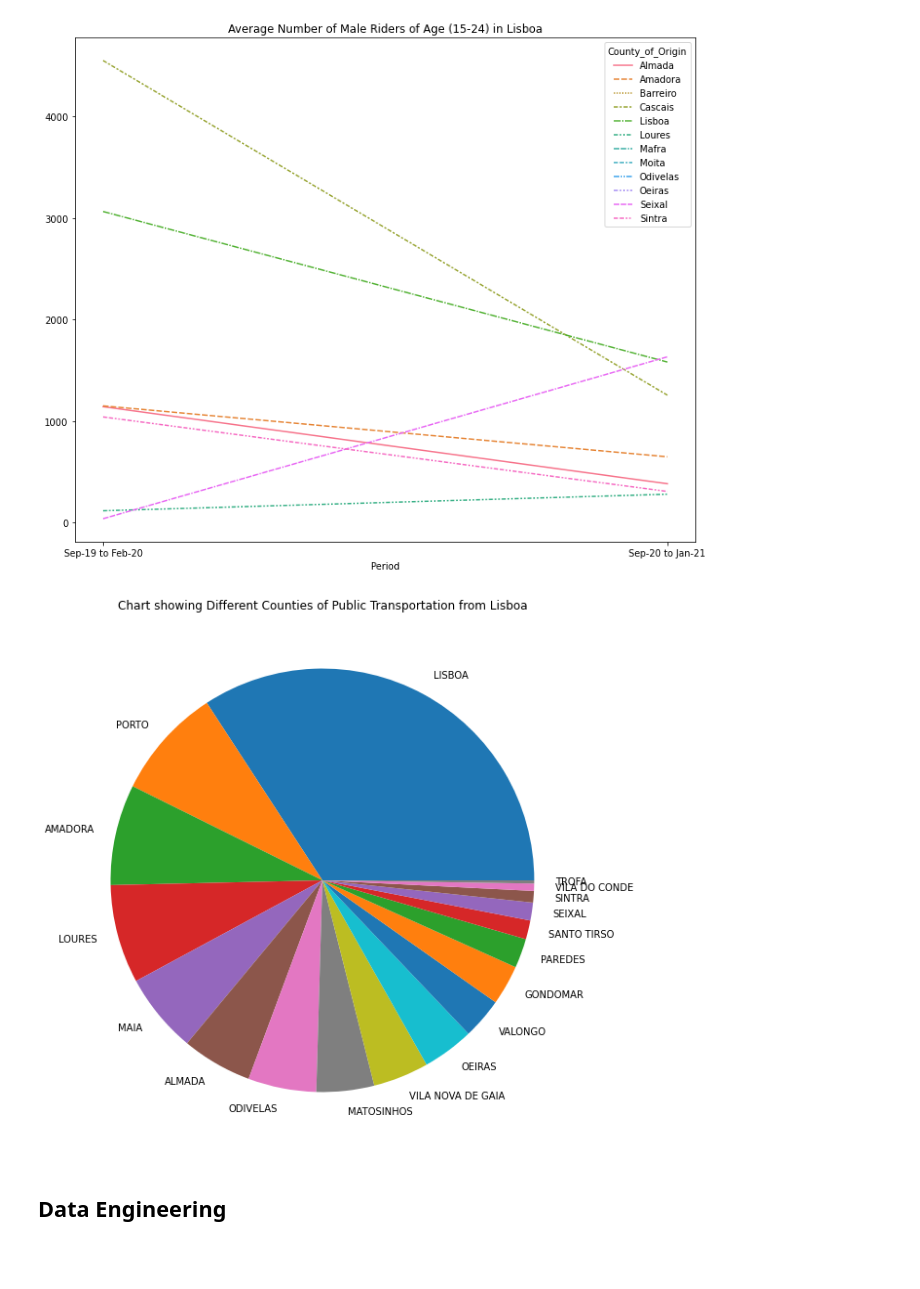
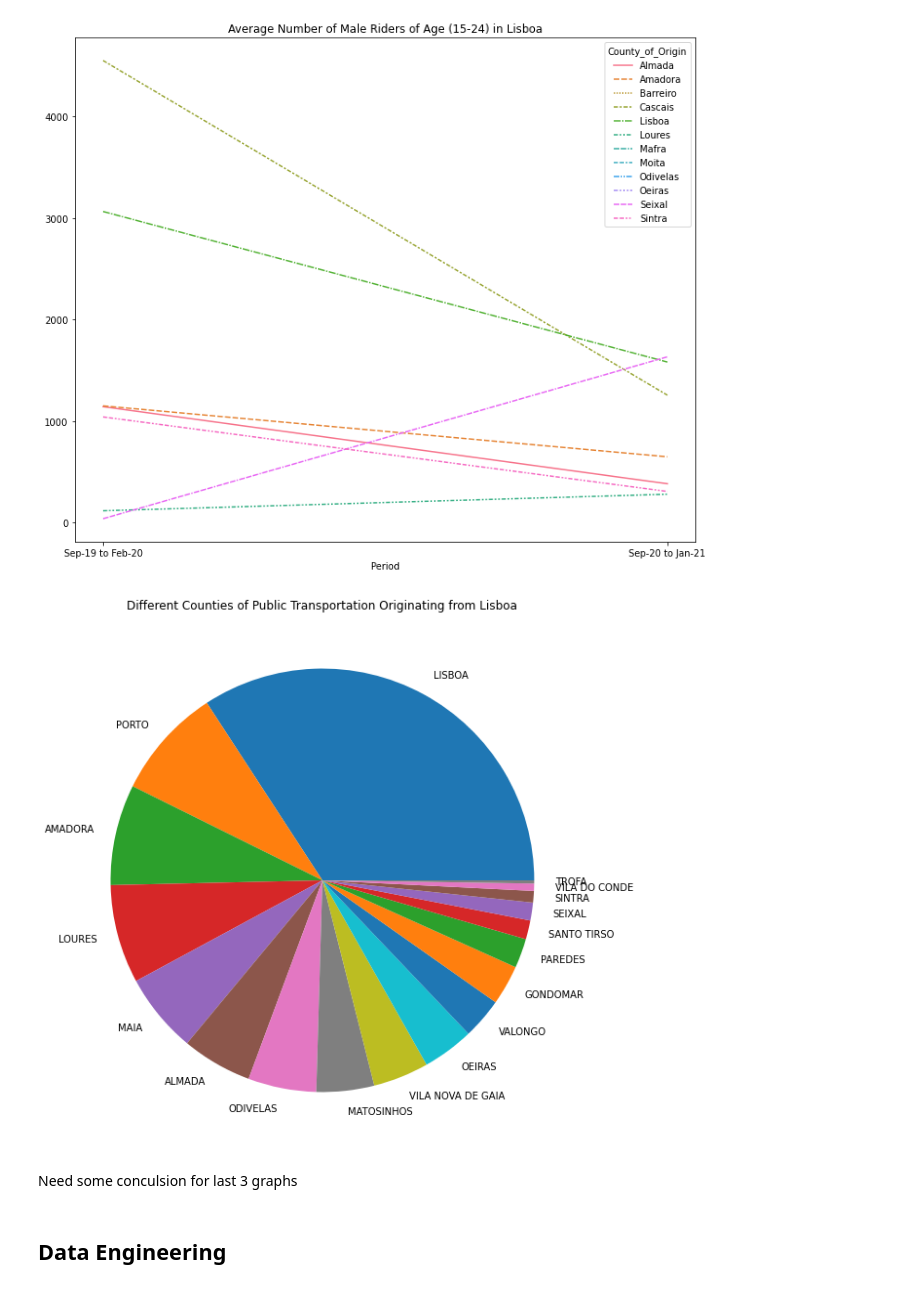
Before and after one commit to desaizeeshan22/World-data-league, a Jupyter notebook: DS_alpha_submission.ipynb, the cells around one changed output. Cells and saved outputs as stored; diff of their text form; code cells hidden in the pictures; blank space fills up the shorter version.

```diff
--- a/DS_alpha_submission.ipynb
+++ b/DS_alpha_submission.ipynb
@@ -149,11 +134,13 @@ plt.title('Average Number of Male Riders of Age (15-24) in Lisboa');
 # %%
 ttemp=od[(od['Region_of_Origin']=='R1 - AM Lisboa')]['County_of_Public_Transportation'].value_counts()
 
 plt.figure(figsize=(12,10))
 plt.pie(ttemp.values,labels=ttemp.index,);
-plt.title('Chart showing Different Counties of Public Transportation from Lisboa');
+plt.title('Different Counties of Public Transportation Originating from Lisboa');
 # %% [output]
-[figure, old version]
+[figure, new version]
+# %% [markdown]
+Need some conculsion for last 3 graphs
 # %% [markdown]
 ## Data Engineering
 # %%
```
Also changed, not shown: parts of 122 cells of this notebook.
